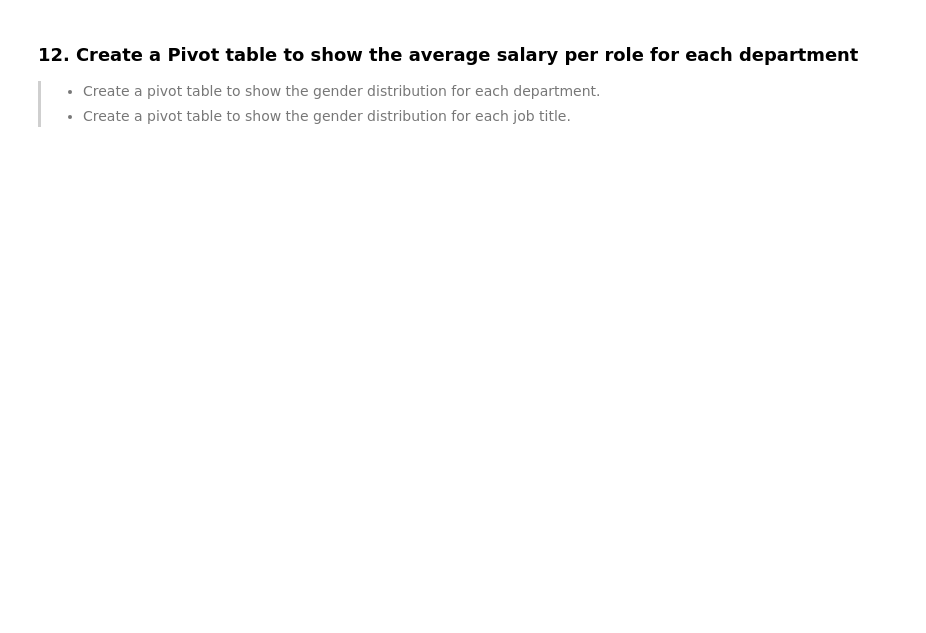
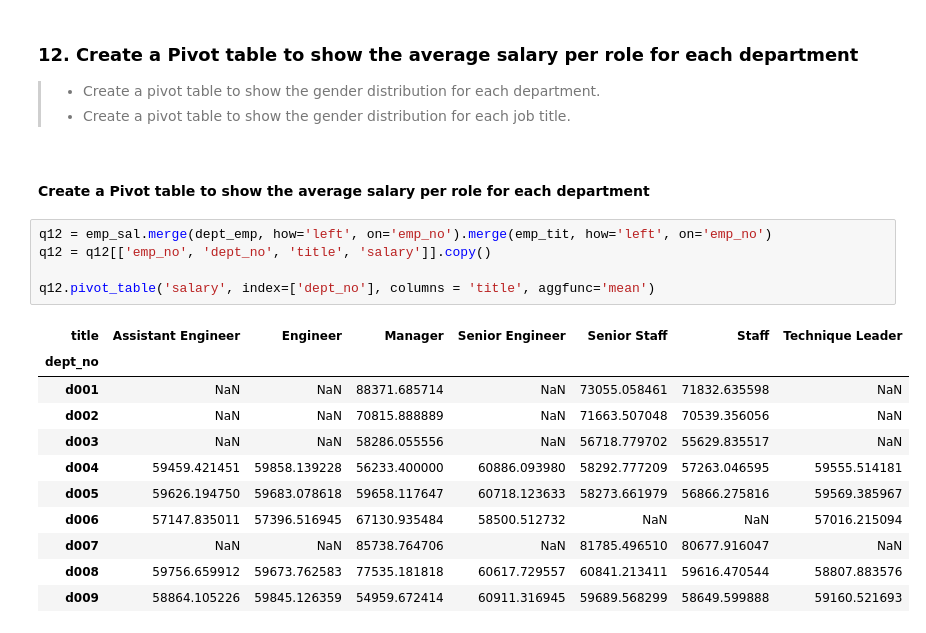
Before and after one commit to hibahdesu/SDA-Data-Engineering-Bootcamp, a Jupyter notebook: week 2/lecture4/lab/lab2/29340.ipynb, the cells around one changed output. Cells and saved outputs as stored; diff of their text form; blank space fills up the shorter version.

```diff
--- a/week 2/lecture4/lab/lab2/29340.ipynb
+++ b/week 2/lecture4/lab/lab2/29340.ipynb
@@ -835,3 +1023,22 @@ summary_salary.pivot_table(['salary', 'age'], index='title', aggfunc=['min', 'ma
 ### 12. Create a Pivot table to show the average salary per role for each department
 >    - Create a pivot table to show the gender distribution for each department.
 >    - Create a pivot table to show the gender distribution for each job title.
+# %% [markdown]
+#### Create a Pivot table to show the average salary per role for each department
+# %%
+q12 = emp_sal.merge(dept_emp, how='left', on='emp_no').merge(emp_tit, how='left', on='emp_no')
+q12 = q12[['emp_no', 'dept_no', 'title', 'salary']].copy()
+
+q12.pivot_table('salary', index=['dept_no'], columns = 'title', aggfunc='mean')
+# %% [output]
+| title | Assistant Engineer | Engineer | Manager | Senior Engineer | Senior Staff | Staff | Technique Leader |
+| dept_no |  |  |  |  |  |  |  |
+| d001 | NaN | NaN | 88371.685714 | NaN | 73055.058461 | 71832.635598 | NaN |
+| d002 | NaN | NaN | 70815.888889 | NaN | 71663.507048 | 70539.356056 | NaN |
+| d003 | NaN | NaN | 58286.055556 | NaN | 56718.779702 | 55629.835517 | NaN |
+| d004 | 59459.421451 | 59858.139228 | 56233.400000 | 60886.093980 | 58292.777209 | 57263.046595 | 59555.514181 |
+| d005 | 59626.194750 | 59683.078618 | 59658.117647 | 60718.123633 | 58273.661979 | 56866.275816 | 59569.385967 |
+| d006 | 57147.835011 | 57396.516945 | 67130.935484 | 58500.512732 | NaN | NaN | 57016.215094 |
+| d007 | NaN | NaN | 85738.764706 | NaN | 81785.496510 | 80677.916047 | NaN |
+| d008 | 59756.659912 | 59673.762583 | 77535.181818 | 60617.729557 | 60841.213411 | 59616.470544 | 58807.883576 |
+| d009 | 58864.105226 | 59845.126359 | 54959.672414 | 60911.316945 | 59689.568299 | 58649.599888 | 59160.521693 |
```
Also changed, not shown: parts of 26 cells of this notebook.
